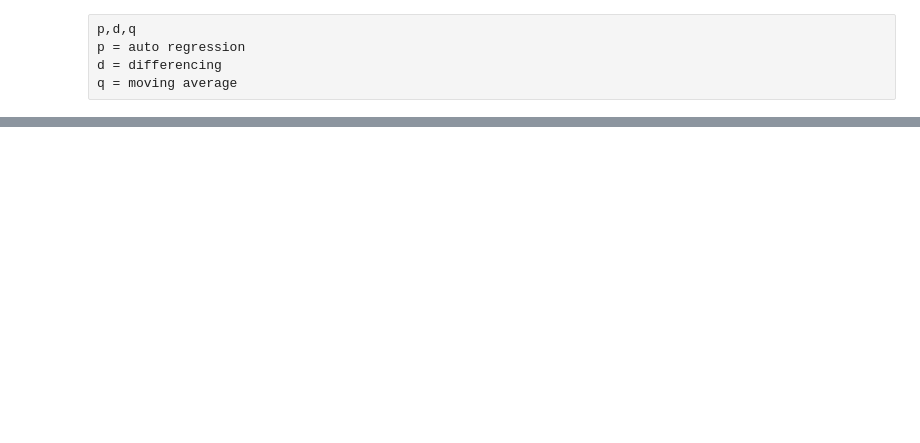
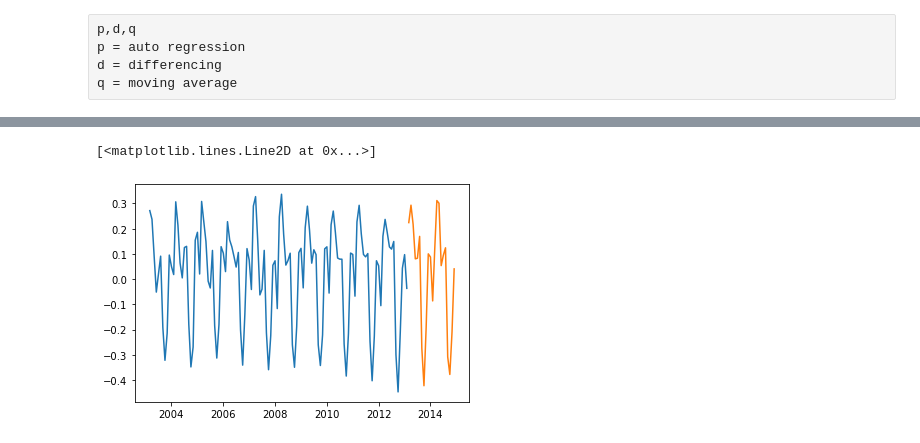
Before and after one commit to FazlullahBokhari/AI.workspace, a Jupyter notebook: Time Series.ipynb, the cells around one changed output, grey strips where cells are left out. Drawn from its saved outputs; the diff is of its cells as text; code cells hidden in the pictures; blank space fills up the shorter version.

```diff
--- a/Time Series.ipynb
+++ b/Time Series.ipynb
@@ -699,0 +737,3 @@ def arima_model(X,y,arima_order):
+# %%
+train_data = log_diff_data2[:120]
+test_data = log_diff_data2[120:]
@@ -699,0 +775,6 @@ def arima_model(X,y,arima_order):
+# %%
+plt.plot(train_data)
+plt.plot(test_data)
+# %% [output]
+[<matplotlib.lines.Line2D at 0x...>]
+[figure, added]
```
Also changed, not shown: parts of 27 cells of this notebook, 21 other files.
